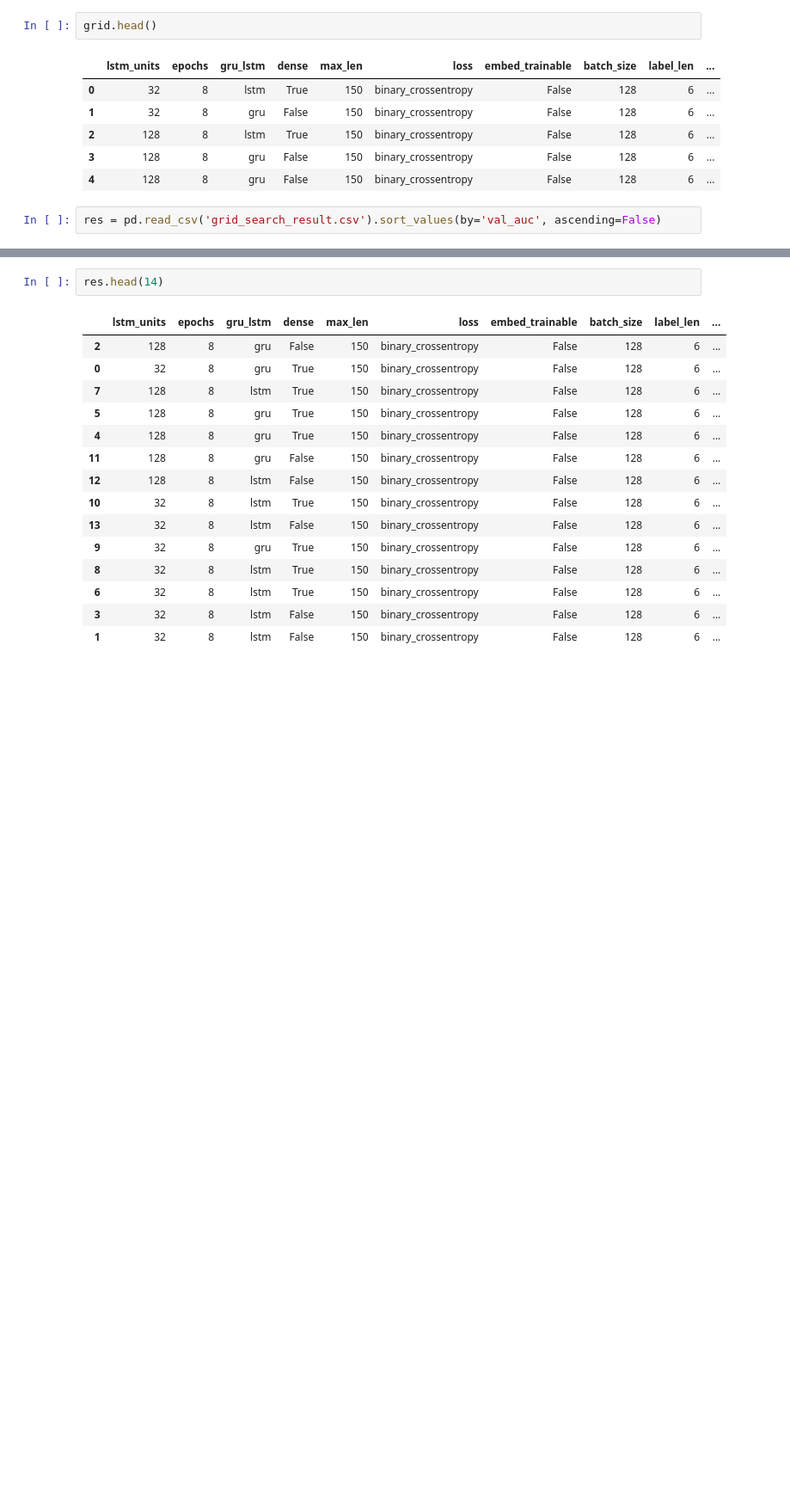
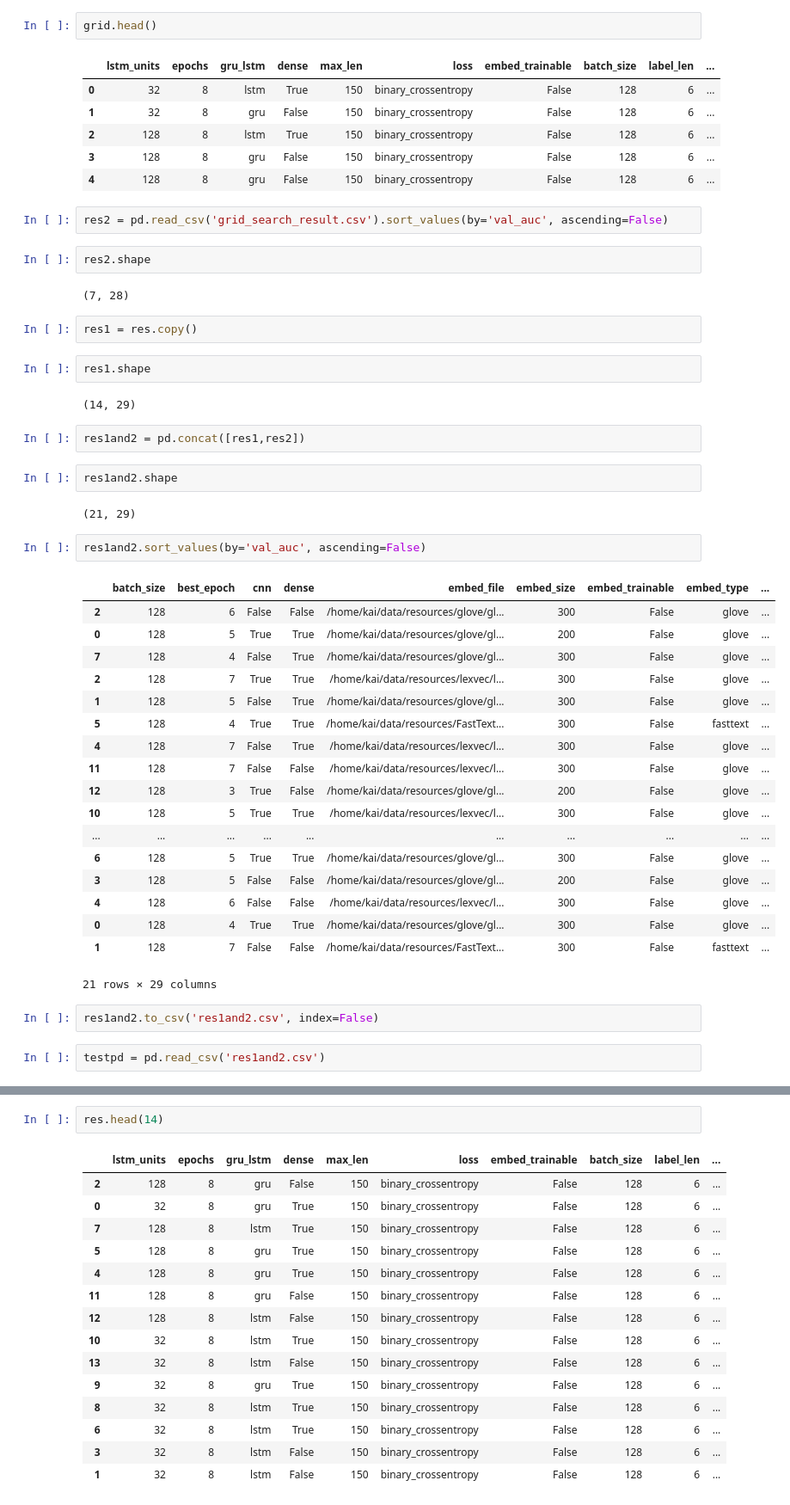
Before and after one commit to wluo-personal/Kaggle, a Jupyter notebook: toxic/hz/code/grid_search/rnn_grid_search_explore.ipynb, the cells around one changed output, grey strips where cells are left out. Shown at 86% size. Drawn from its saved outputs; the diff is of its cells as text; blank space fills up the shorter version.

```diff
--- a/toxic/hz/code/grid_search/rnn_grid_search_explore.ipynb
+++ b/toxic/hz/code/grid_search/rnn_grid_search_explore.ipynb
@@ -16,4 +16,45 @@ grid.head()
 | 3 | 128 | 8 | gru | False | 150 | binary_crossentropy | False | 128 | 6 | ... |
 | 4 | 128 | 8 | gru | False | 150 | binary_crossentropy | False | 128 | 6 | ... |
 # %%
-res = pd.read_csv('grid_search_result.csv').sort_values(by='val_auc', ascending=False)
+res2 = pd.read_csv('grid_search_result.csv').sort_values(by='val_auc', ascending=False)
+# %%
+res2.shape
+# %% [output]
+(7, 28)
+# %%
+res1 = res.copy()
+# %%
+res1.shape
+# %% [output]
+(14, 29)
+# %%
+res1and2 = pd.concat([res1,res2])
+# %%
+res1and2.shape
+# %% [output]
+(21, 29)
+# %%
+res1and2.sort_values(by='val_auc', ascending=False)
+# %% [output]
+|  | batch_size | best_epoch | cnn | dense | embed_file | embed_size | embed_trainable | embed_type | ... |
+| 2 | 128 | 6 | False | False | /home/kai/data/resources/glove/gl... | 300 | False | glove | ... |
+| 0 | 128 | 5 | True | True | /home/kai/data/resources/glove/gl... | 200 | False | glove | ... |
+| 7 | 128 | 4 | False | True | /home/kai/data/resources/glove/gl... | 300 | False | glove | ... |
+| 2 | 128 | 7 | True | True | /home/kai/data/resources/lexvec/l... | 300 | False | glove | ... |
+| 1 | 128 | 5 | False | True | /home/kai/data/resources/glove/gl... | 300 | False | glove | ... |
+| 5 | 128 | 4 | True | True | /home/kai/data/resources/FastText... | 300 | False | fasttext | ... |
+| 4 | 128 | 7 | False | True | /home/kai/data/resources/lexvec/l... | 300 | False | glove | ... |
+| 11 | 128 | 7 | False | False | /home/kai/data/resources/lexvec/l... | 300 | False | glove | ... |
+| 12 | 128 | 3 | True | False | /home/kai/data/resources/glove/gl... | 200 | False | glove | ... |
+| 10 | 128 | 5 | True | True | /home/kai/data/resources/lexvec/l... | 300 | False | glove | ... |
+| ... | ... | ... | ... | ... | ... | ... | ... | ... | ... |
+| 6 | 128 | 5 | True | True | /home/kai/data/resources/glove/gl... | 300 | False | glove | ... |
+| 3 | 128 | 5 | False | False | /home/kai/data/resources/glove/gl... | 200 | False | glove | ... |
+| 4 | 128 | 6 | False | False | /home/kai/data/resources/lexvec/l... | 300 | False | glove | ... |
+| 0 | 128 | 4 | True | True | /home/kai/data/resources/glove/gl... | 300 | False | glove | ... |
+| 1 | 128 | 7 | False | False | /home/kai/data/resources/FastText... | 300 | False | fasttext | ... |
+21 rows × 29 columns
+# %%
+res1and2.to_csv('res1and2.csv', index=False)
+# %%
+testpd = pd.read_csv('res1and2.csv')
```
Also changed, not shown: parts of 4 cells of this notebook, 8 other files.
